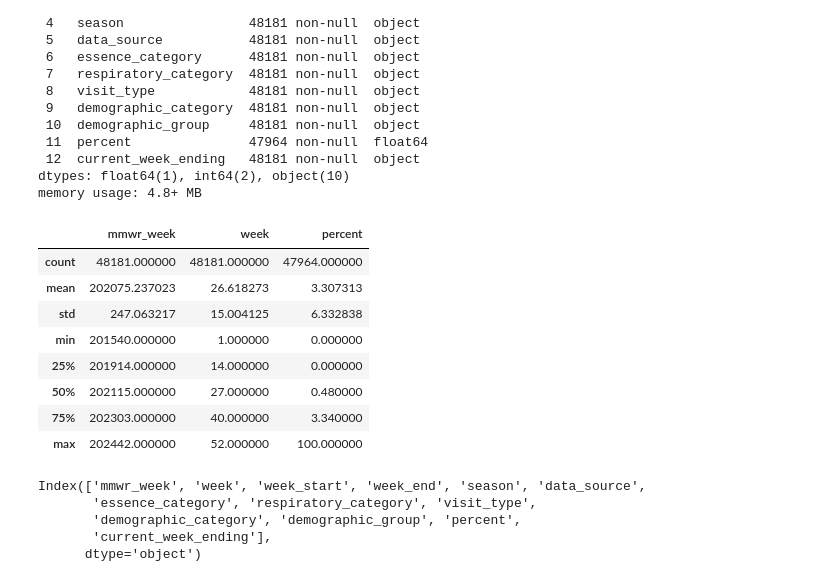
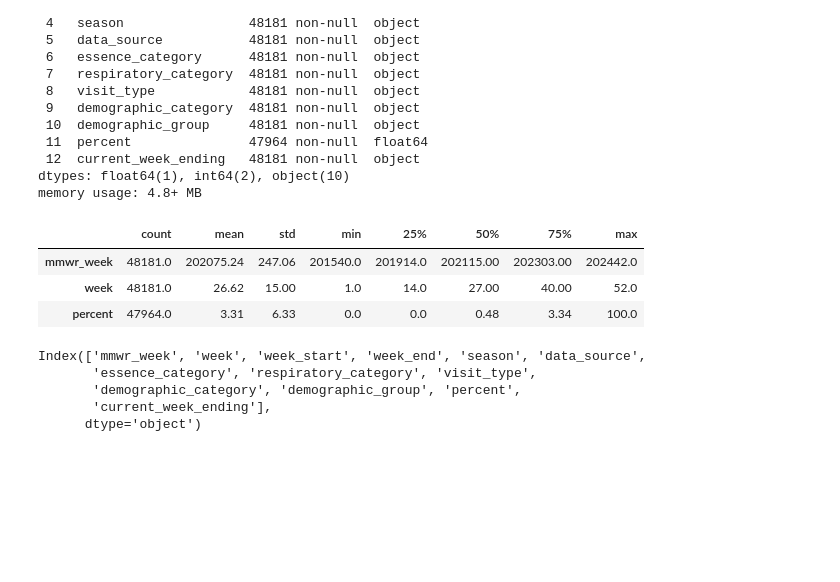
Before and after one commit to JONCYMARIAMJOHN/Respiratory-Illness-Trend-Analysis, a Jupyter notebook: Respiratory_Illness_Trends.ipynb, the cells around one changed output. Saved outputs shown, nothing was run; the diff lists cells and outputs as text; code cells hidden in the pictures; blank space fills up the shorter version.

```diff
--- a/Respiratory_Illness_Trends.ipynb
+++ b/Respiratory_Illness_Trends.ipynb
@@ -57,17 +57,12 @@ Data columns (total 13 columns):
 dtypes: float64(1), int64(2), object(10)
 memory usage: 4.8+ MB
 # %%
-df.describe()
+df.describe().T.round(2)
 # %% [output]
-|  | mmwr_week | week | percent |
-| count | 48181.000000 | 48181.000000 | 47964.000000 |
-| mean | 202075.237023 | 26.618273 | 3.307313 |
-| std | 247.063217 | 15.004125 | 6.332838 |
-| min | 201540.000000 | 1.000000 | 0.000000 |
-| 25% | 201914.000000 | 14.000000 | 0.000000 |
-| 50% | 202115.000000 | 27.000000 | 0.480000 |
-| 75% | 202303.000000 | 40.000000 | 3.340000 |
-| max | 202442.000000 | 52.000000 | 100.000000 |
+|  | count | mean | std | min | 25% | 50% | 75% | max |
+| mmwr_week | 48181.0 | 202075.24 | 247.06 | 201540.0 | 201914.0 | 202115.00 | 202303.00 | 202442.0 |
+| week | 48181.0 | 26.62 | 15.00 | 1.0 | 14.0 | 27.00 | 40.00 | 52.0 |
+| percent | 47964.0 | 3.31 | 6.33 | 0.0 | 0.0 | 0.48 | 3.34 | 100.0 |
 # %%
 df.columns
 # %% [output]
```
Also changed, not shown: parts of 21 cells of this notebook.
